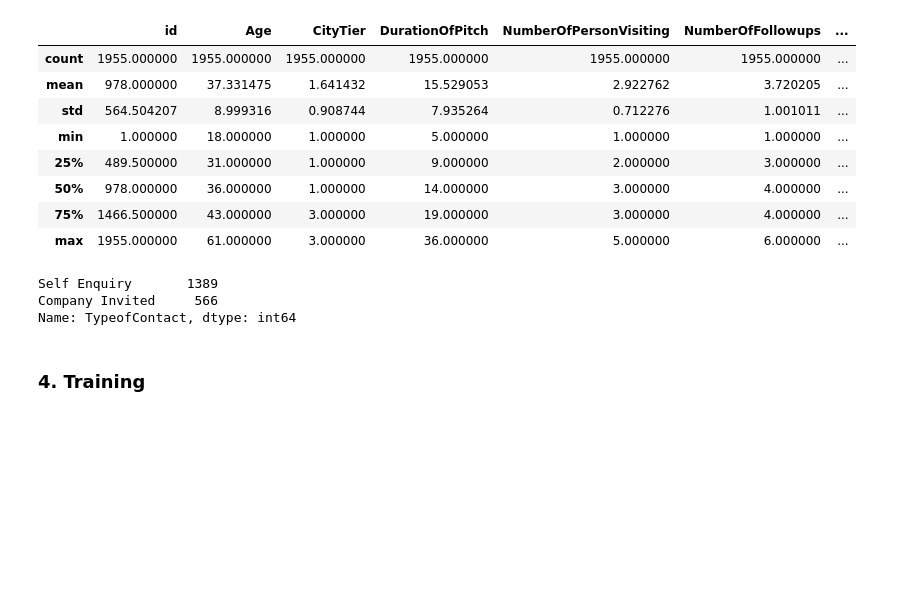
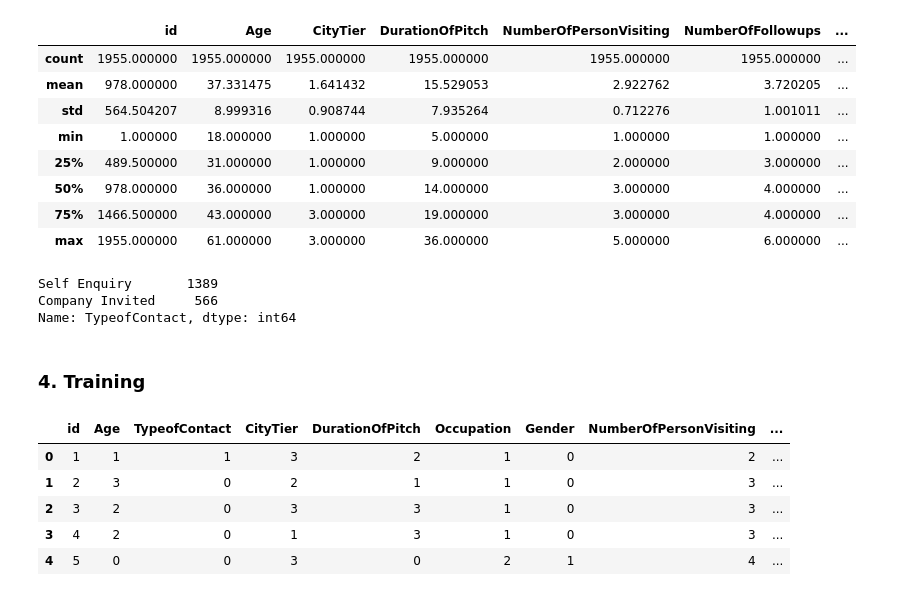
Before and after one commit to psrpsj/travel_package, a Jupyter notebook: travel.ipynb, the cells around one changed output. Saved outputs shown, nothing was run; the diff lists cells and outputs as text; code cells hidden in the pictures; blank space fills up the shorter version.

```diff
--- a/travel.ipynb
+++ b/travel.ipynb
@@ -359,0 +371,9 @@ income_group(test)
+# %%
+test.head()
+# %% [output]
+|  | id | Age | TypeofContact | CityTier | DurationOfPitch | Occupation | Gender | NumberOfPersonVisiting | ... |
+| 0 | 1 | 1 | 1 | 3 | 2 | 1 | 0 | 2 | ... |
+| 1 | 2 | 3 | 0 | 2 | 1 | 1 | 0 | 3 | ... |
+| 2 | 3 | 2 | 0 | 3 | 3 | 1 | 0 | 3 | ... |
+| 3 | 4 | 2 | 0 | 1 | 3 | 1 | 0 | 3 | ... |
+| 4 | 5 | 0 | 0 | 3 | 0 | 2 | 1 | 4 | ... |
```
Also changed, not shown: parts of 6 cells of this notebook, 1 other file.
